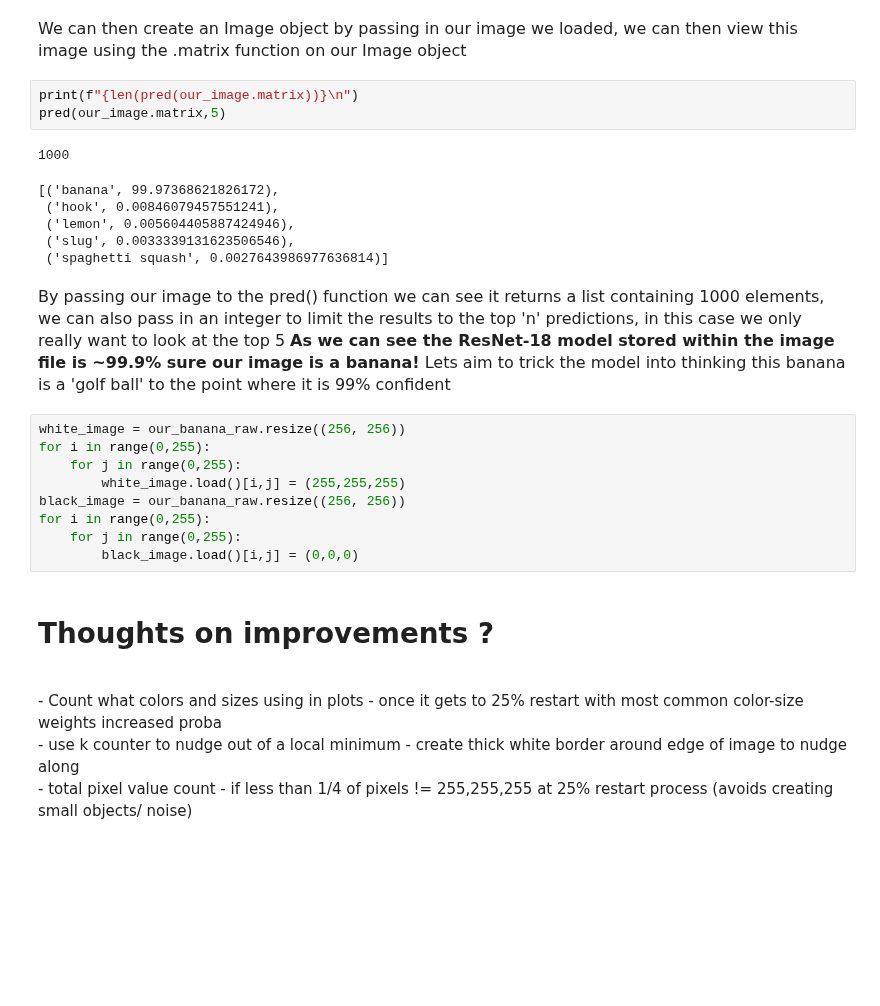
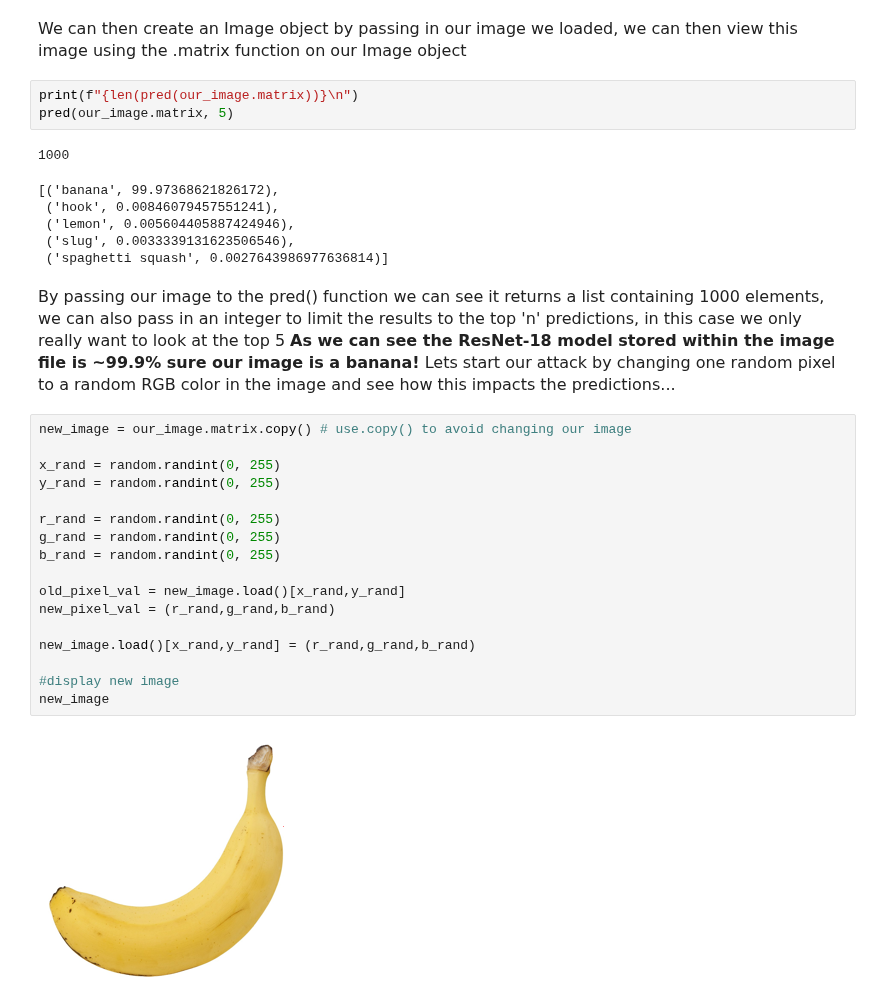
Before and after one commit to tedtay/adversarial-attacks-demonstration, a Jupyter notebook: demo.ipynb, the cells around one changed output. Drawn from its saved outputs; the diff is of its cells as text; blank space fills up the shorter version.

```diff
--- a/demo.ipynb
+++ b/demo.ipynb
@@ -66,7 +65,7 @@ our_image.matrix
 <font size="3">We can then create an Image object by passing in our image we loaded, we can then view this image using the .matrix function on our Image object</font>
 # %%
 print(f"{len(pred(our_image.matrix))}\n")
-pred(our_image.matrix,5)
+pred(our_image.matrix, 5)
 # %% [output]
 1000
 [('banana', 99.97368621826172),
@@ -79,18 +78,23 @@ pred(our_image.matrix,5)
 </br> </br>
 <font size="3">**As we can see the ResNet-18 model stored within the image file is ~99.9% sure our image is a banana!** </font>
 </br> </br>
-<font size="3"> Lets aim to trick the model into thinking this banana is a 'golf ball' to the point where it is 99% confident</font>
+<font size="3">Lets start our attack by changing one random pixel to a random RGB color in the image and see how this impacts the predictions... </font>
-# %%
-white_image = our_banana_raw.resize((256, 256))
-for i in range(0,255):
-    for j in range(0,255):
-        white_image.load()[i,j] = (255,255,255)
-black_image = our_banana_raw.resize((256, 256))
-for i in range(0,255):
-    for j in range(0,255):
-        black_image.load()[i,j] = (0,0,0)
-# %% [markdown]
-# Thoughts on improvements ?
-<br>- Count what colors and sizes using in plots - once it gets to 25% restart with most common color-size weights increased proba
-<br>- use k counter to nudge out of a local minimum - create thick white border around edge of image to nudge along
-<br>- total pixel value count - if less than 1/4 of pixels != 255,255,255 at 25% restart process (avoids creating small objects/ noise)
+# %%
+new_image = our_image.matrix.copy() # use.copy() to avoid changing our image
+
+x_rand = random.randint(0, 255)
+y_rand = random.randint(0, 255)
+
+r_rand = random.randint(0, 255)
+g_rand = random.randint(0, 255)
+b_rand = random.randint(0, 255)
+
+old_pixel_val = new_image.load()[x_rand,y_rand]
+new_pixel_val = (r_rand,g_rand,b_rand)
+
+new_image.load()[x_rand,y_rand] = (r_rand,g_rand,b_rand)
+
+#display new image
+new_image
+# %% [output]
+[figure, added]
```
Also changed, not shown: parts of 24 cells of this notebook.
